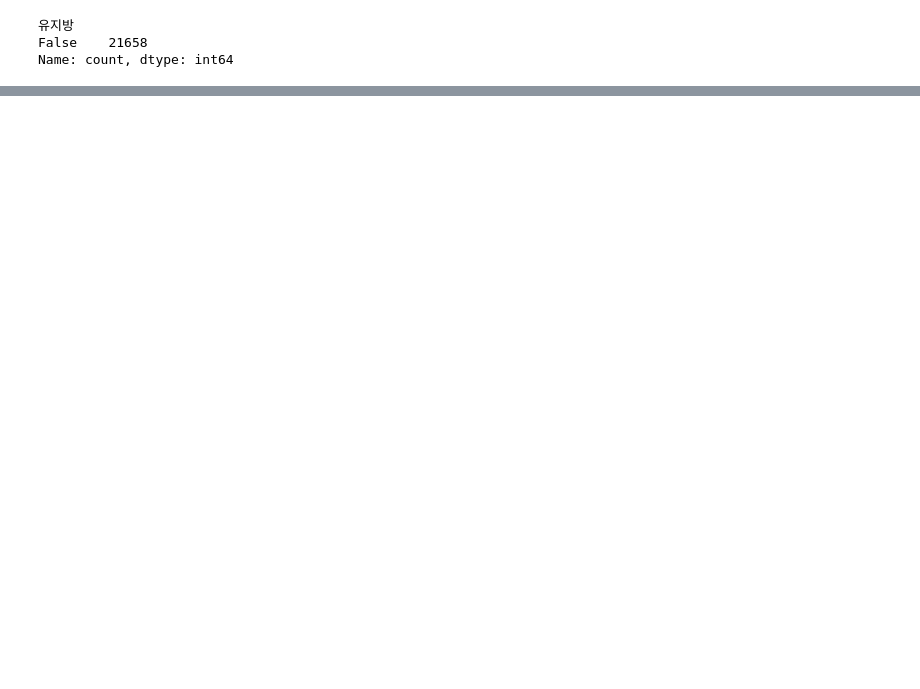
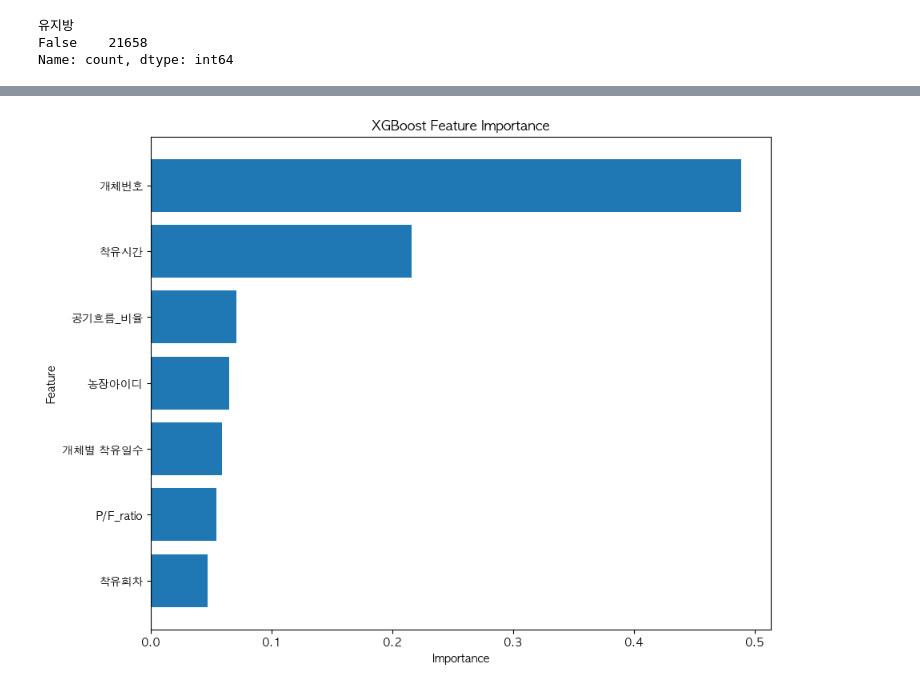
Before and after one commit to jiwon512/practical_project, a Jupyter notebook: juwon/juwon.ipynb, the cells around one changed output, grey strips where cells are left out. Drawn from its saved outputs; the diff is of its cells as text; code cells hidden in the pictures; blank space fills up the shorter version.

```diff
--- a/juwon/juwon.ipynb
+++ b/juwon/juwon.ipynb
@@ -188,0 +193,7 @@ Name: count, dtype: int64
+# %%
+import matplotlib.pyplot as plt
+from matplotlib import rcParams
+
+# macOS 한글 폰트 설정
+rcParams['font.family'] = 'AppleGothic'
+rcParams['axes.unicode_minus'] = False  # 마이너스 기호 깨짐 방지
@@ -188,0 +247,71 @@ Name: count, dtype: int64
+# %%
+# 특성(X)과 타겟(y) 분리
+# '착유량'이 예측하려는 타겟 변수
+X = df_clean[["개체번호","공기흐름_비율","P/F_ratio","개체별 착유일수","착유회차","농장아이디","착유시간"]]
+y = df_clean['착유량']
+# 학습 세트와 검증 세트 분할
+X_train, X_test, y_train, y_test = train_test_split(X, y, test_size=0.2, random_state=42)
+print(f"학습 데이터 X_train 형태: {X_train.shape}")
+print(f"검증 데이터 X_test 형태: {X_test.shape}")
+print("-" * 40)
+cat_feats = ['농장아이디','개체번호']
+te = TargetEncoder(cols=cat_feats)
+X_train_encoded = te.fit_transform(X_train, y_train)
+X_test_encoded = te.transform(X_test)
+param_grid = {
+    'n_estimators': [250, 300, 350, 400],
+    'learning_rate': [0.08, 0.1, 0.12],
+    'max_depth': [4, 5, 6],
+    'subsample': [0.85, 0.9, 0.95],
+    'colsample_bytree': [0.85, 0.9, 0.95],
+    'reg_alpha': [0.3, 0.5, 0.7],  # L1 정규화
+    'reg_lambda': [0.3, 0.5, 0.7]  # L2 정규화
+}
+# --- XGBoost 모델 생성 및 학습 ---
+xgb_model = xgb.XGBRegressor(random_state=42 , verbosity=0)
+random_search = RandomizedSearchCV(
+    xgb_model, param_grid, n_iter=30,
+    cv=5, scoring='r2', random_state=42, n_jobs=-1
+)
+random_search.fit(X_train_encoded, y_train)
+best_model = random_search.best_estimator_
+# 검증 세트에 대한 예측
+y_pred = random_search.predict(X_test_encoded)
+# 성능 지표 계산
+mse = mean_squared_error(y_test, y_pred)
+rmse = np.sqrt(mse)
+r2 = r2_score(y_test, y_pred)
+mape = mean_absolute_percentage_error(y_test, y_pred) * 100 # %로 변환
+print(f"\n--- 모델 평가 결과 ---")
+print(f"Mean Squared Error (MSE): {mse:.2f}")
+print(f"Root Mean Squared Error (RMSE): {rmse:.2f}")
+print(f"R-squared (R2): {r2:.2f}")
+print(f"Mean Absolute Percentage Error (MAPE): {mape:.2f}%")
+print("-" * 40)
+# 과적합 확인
+cv_scores3 = cross_val_score(best_model, X_train_encoded, y_train, cv=5, scoring='r2')
+print(f"교차검증 R2: {cv_scores3.mean():.4f}")
+print(f"과적합 정도: {abs(cv_scores3.mean() - r2):.4f}")
+# --- 피처 중요도 체크 코드 시작 ---
+# 피처(특성)의 이름 리스트 가져오기
+feature_names = X_test_encoded.columns
+# best_model에서 피처 중요도 점수 가져오기
+importance_scores = best_model.feature_importances_
+# 피처 이름과 중요도 점수를 데이터프레임으로 만들기
+feature_importance_df = pd.DataFrame({
+    'Feature': feature_names,
+    'Importance': importance_scores
+})
+# 중요도 점수가 높은 순서대로 정렬
+feature_importance_df = feature_importance_df.sort_values(by='Importance', ascending=False)
+print("\n--- 피처 중요도 순위 ---")
+print(feature_importance_df)
+# 중요도를 시각화하여 확인 (선택 사항)
+plt.figure(figsize=(10, 8))
+plt.barh(feature_importance_df['Feature'], feature_importance_df['Importance'])
+plt.xlabel("Importance")
+plt.ylabel("Feature")
+plt.title("XGBoost Feature Importance")
+plt.gca().invert_yaxis() # 가장 중요한 피처가 맨 위에 오도록 정렬
+plt.show()
+# %% [output]
@@ -188,0 +335 @@ Name: count, dtype: int64
+[figure, added]
```
Also changed, not shown: parts of 5 cells of this notebook.
